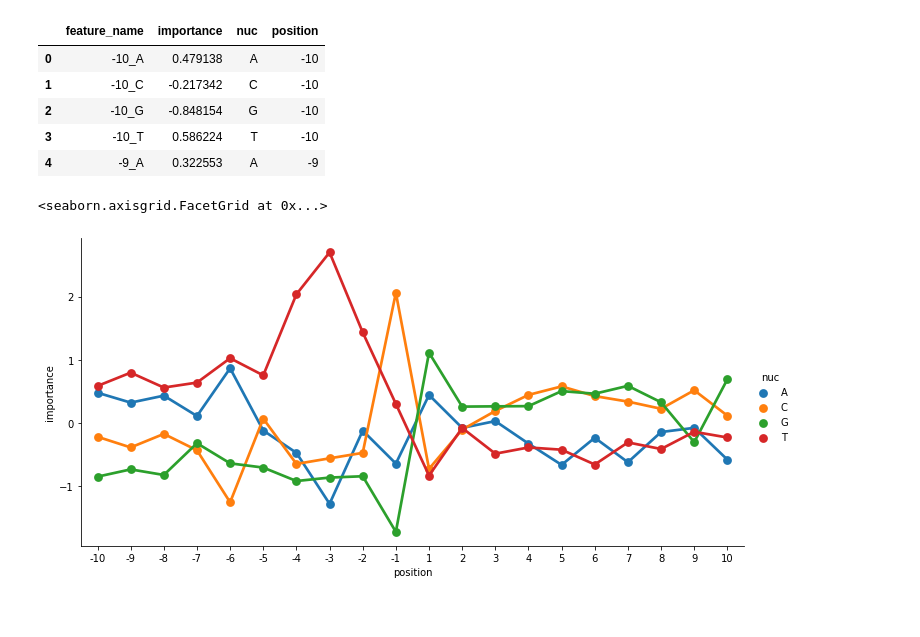
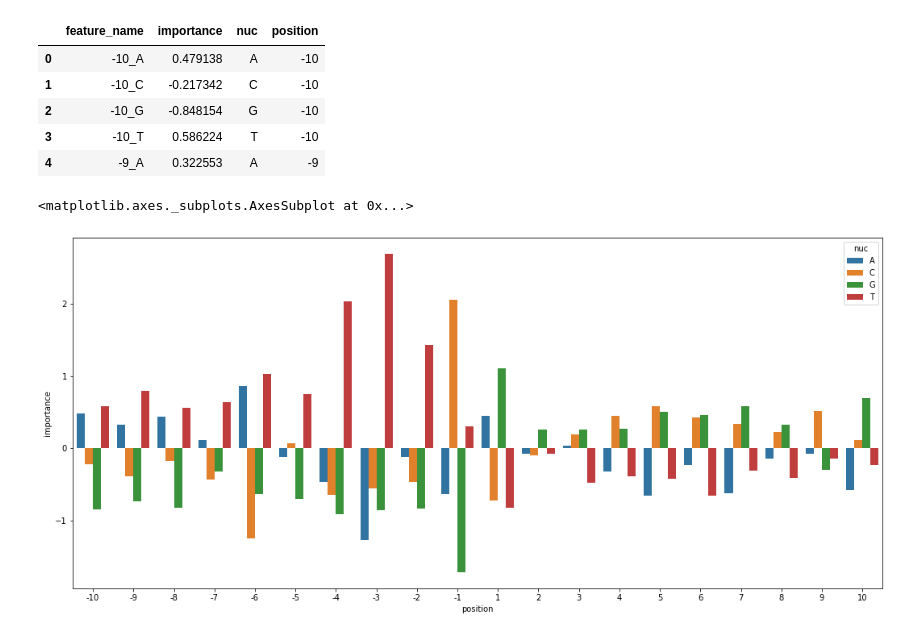
Before and after one commit to mtthsmoore/PRACTUNFINISHED_class_K-means, a Jupyter notebook: practicum/3._Classification/2.1._Classification_solutions.ipynb, the cells around one changed output. Saved outputs shown, nothing was run; the diff lists cells and outputs as text; code cells hidden in the pictures.

```diff
--- a/practicum/3._Classification/2.1._Classification_solutions.ipynb
+++ b/practicum/3._Classification/2.1._Classification_solutions.ipynb
@@ -361,2 +355,0 @@ data_features_onehot_encoding.head()
-# %%
-model.fit(data_features_onehot_encoding,data.label)
@@ -369,4 +379,6 @@ LogisticRegression(C=1, class_weight=None, dual=False, fit_intercept=True,
 # %%
 F_importances = []
-for feature_name,lr_coefficient in zip(data_features_onehot_encoding.columns,model.coef_[0]):
-    F_importances.append([feature_name,lr_coefficient])
+for feature_name, modelparameter in zip(data_features_onehot_encoding.columns,model.coef_[0]):
+    F_importances.append([feature_name,modelparameter])
+F_importances = pd.DataFrame(F_importances,columns=["feature_name","importance"])
+F_importances.head()
@@ -401,10 +418,13 @@ F_importances.head()
 | 3 | -10_T | 0.586224 | T | -10 |
 | 4 | -9_A | 0.322553 | A | -9 |
 # %%
+%matplotlib inline
+import matplotlib.pyplot as plt
 import seaborn as sns
-#sns.barplot(x="position",y="importance",data=F_importances[F_importances["nuc"]=="A"])
 
-sns.factorplot(x="position", y="importance", hue="nuc", data=F_importances, aspect=2)
+
+plt.figure(figsize=(18,8))
+sns.barplot(x="position",y="importance",hue="nuc",data=F_importances)
 # %% [output]
-<seaborn.axisgrid.FacetGrid at 0x...>
+<matplotlib.axes._subplots.AxesSubplot at 0x...>
-[figure, old version]
+[figure, new version]
```
Also changed, not shown: parts of 35 cells of this notebook.
